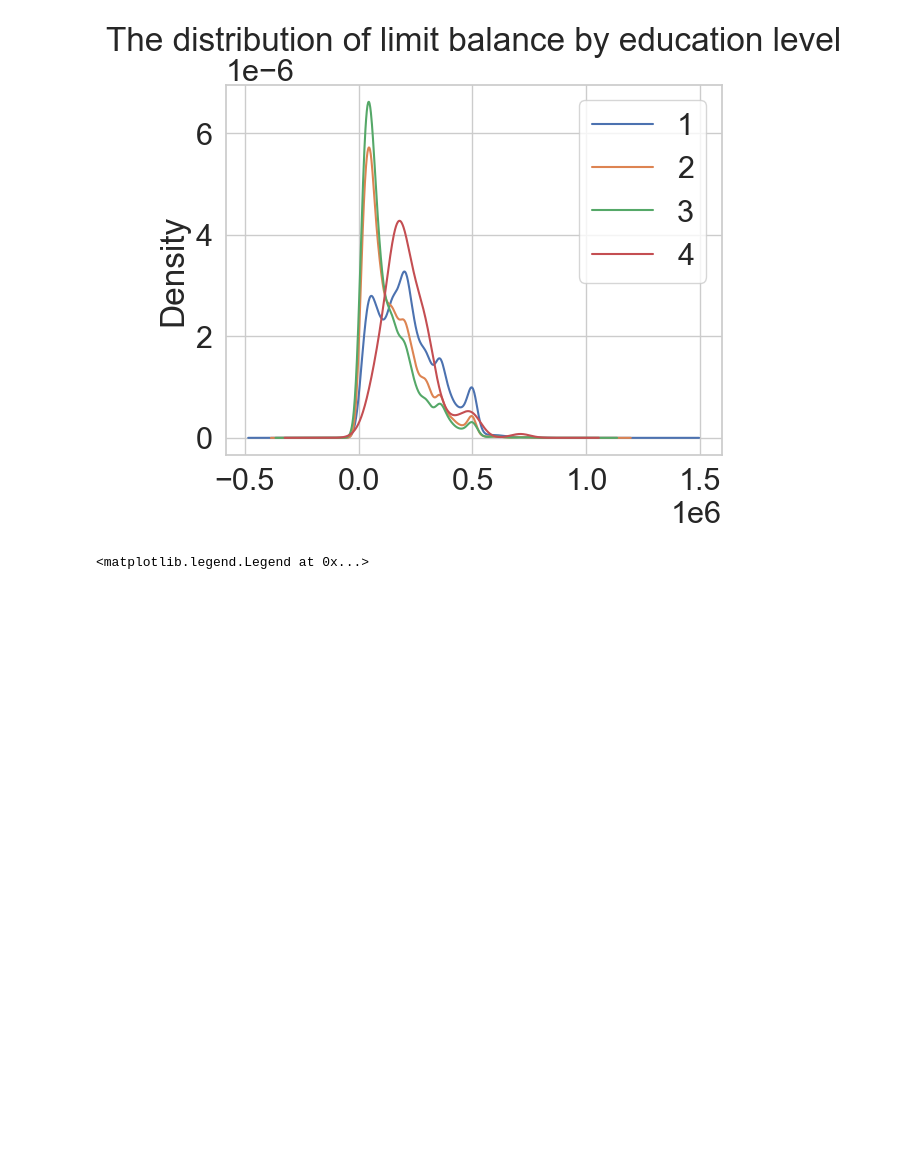
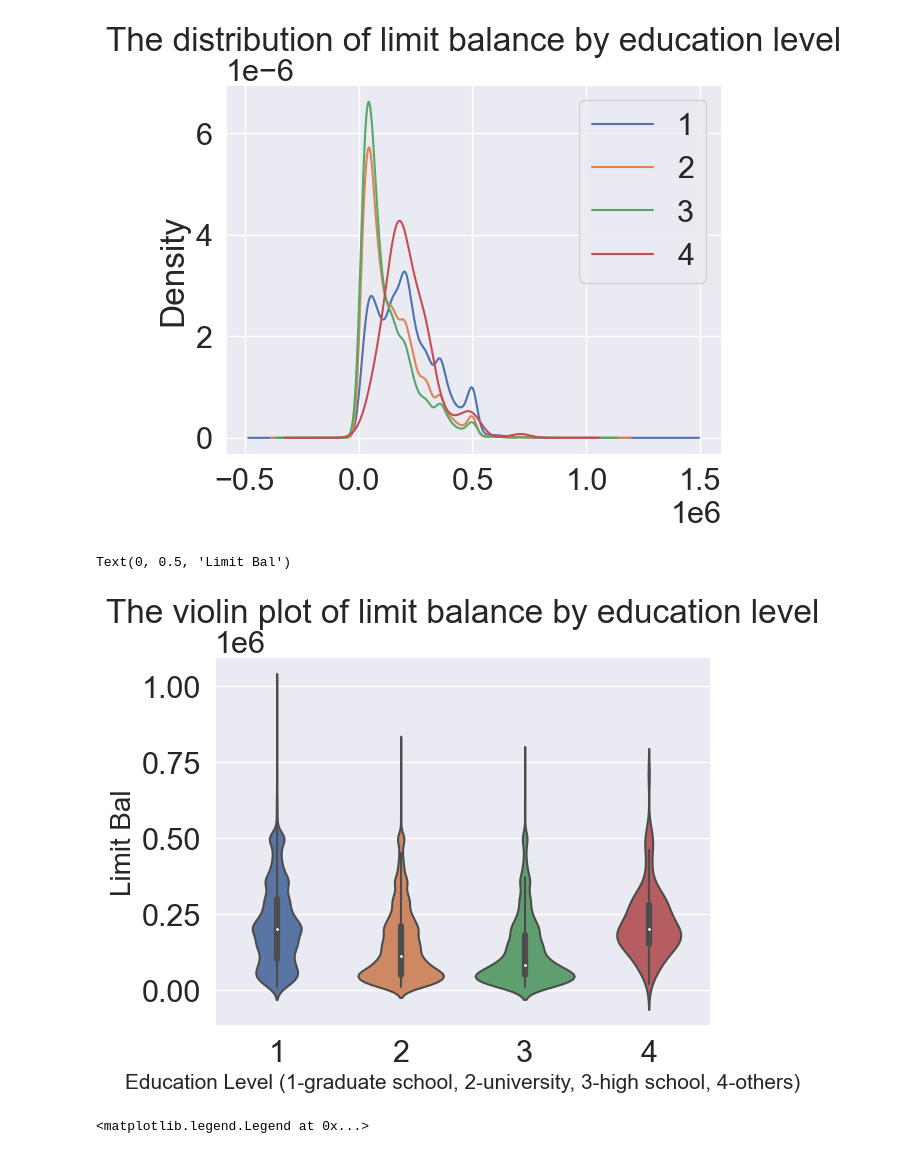
Before and after one commit to ubco-W2022T2-data301/project-group-group27, a Jupyter notebook: analysis/analysis_Betty.ipynb, the cells around one changed output. Cells and saved outputs as stored; diff of their text form; code cells hidden in the pictures; blank space fills up the shorter version.

```diff
--- a/analysis/analysis_Betty.ipynb
+++ b/analysis/analysis_Betty.ipynb
@@ -224,6 +224,7 @@ df = df.drop(df.loc[df['EDUCATION'] ==5].index, inplace = True)
 df
 # %%
 sns.set_theme(style = "whitegrid", font_scale = 2)
+sns.set(font_scale = 2)
 limit_sex = sns.violinplot(data = df_cleaned, x = 'SEX', y = 'LIMIT_BAL')
 limit_sex.set(title = 'The violin plot of limit balance by gender')
 plt.xlabel('Gender (1-male, 2-female)', fontsize = '15')
@@ -250,5 +255,6 @@ plt.show()
 # %%
 limit_edu = sns.violinplot(data = df_cleaned, x = 'EDUCATION', y = 'LIMIT_BAL')
+sns.set(font_scale = 2)
 limit_edu.set(title = 'The violin plot of limit balance by education level')
 limit_edu.set(xlabel = None)
 limit_edu.set(ylabel = None)
@@ -266,6 +274,7 @@ plt.legend()
 [figure]
 # %%
 limit_mar = sns.violinplot(data = df_cleaned, x = 'MARRIAGE', y = 'LIMIT_BAL')
+sns.set(font_scale = 2)
 limit_mar.set(title = 'The violin plot of limit balance by marriage status')
 limit_mar.set(xlabel = None)
 limit_mar.set(ylabel = None)
@@ -479,6 +490,17 @@ plt.legend()
 # %% [output]
 <matplotlib.legend.Legend at 0x...>
 [figure]
+# %%
+edu_violin = sns.violinplot(data = data1, x = 'EDUCATION', y = 'LIMIT_BAL')
+sns.set(font_scale = 2)
+edu_violin.set(title = 'The violin plot of limit balance by education level')
+edu_violin.set(xlabel = None)
+edu_violin.set(ylabel = None)
+plt.xlabel('Education Level (1-graduate school, 2-university, 3-high school, 4-others)', fontsize = '15')
+plt.ylabel('Limit Bal', fontsize = '20')
+# %% [output]
+Text(0, 0.5, 'Limit Bal')
+[figure, added]
 # %%
 data1.groupby('SEX')['LIMIT_BAL'].plot(kind = 'kde')
 plt.title('The distribution of limit balance by gender')
```
Also changed, not shown: parts of 17 cells of this notebook, 3 other files.
